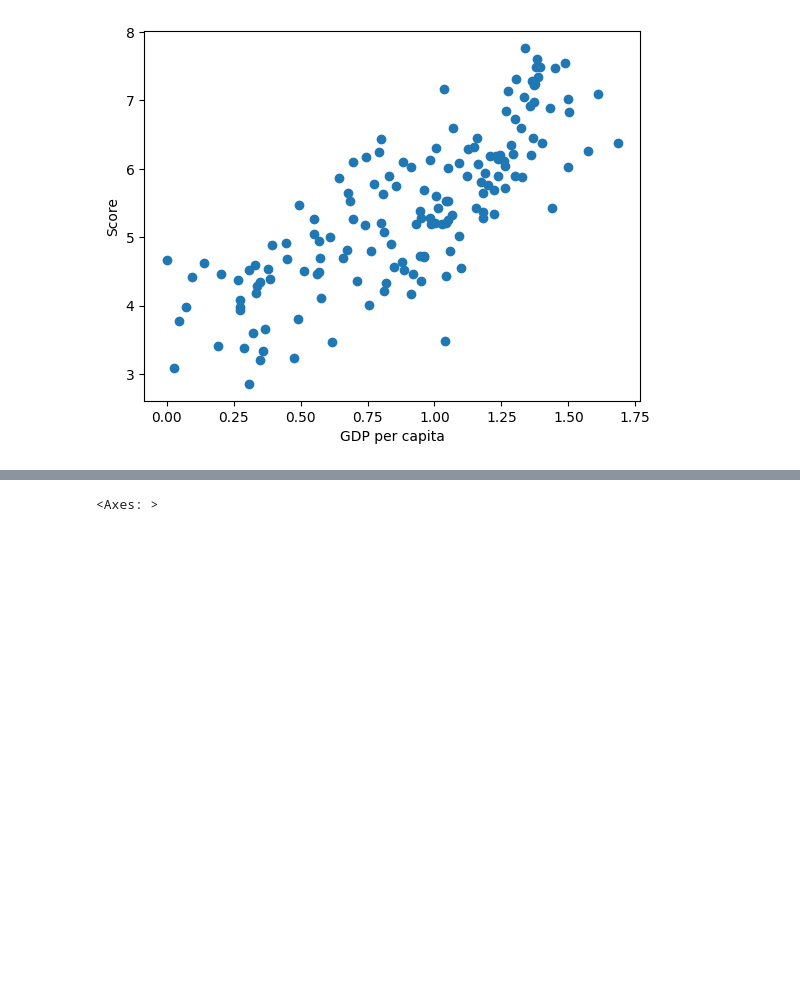
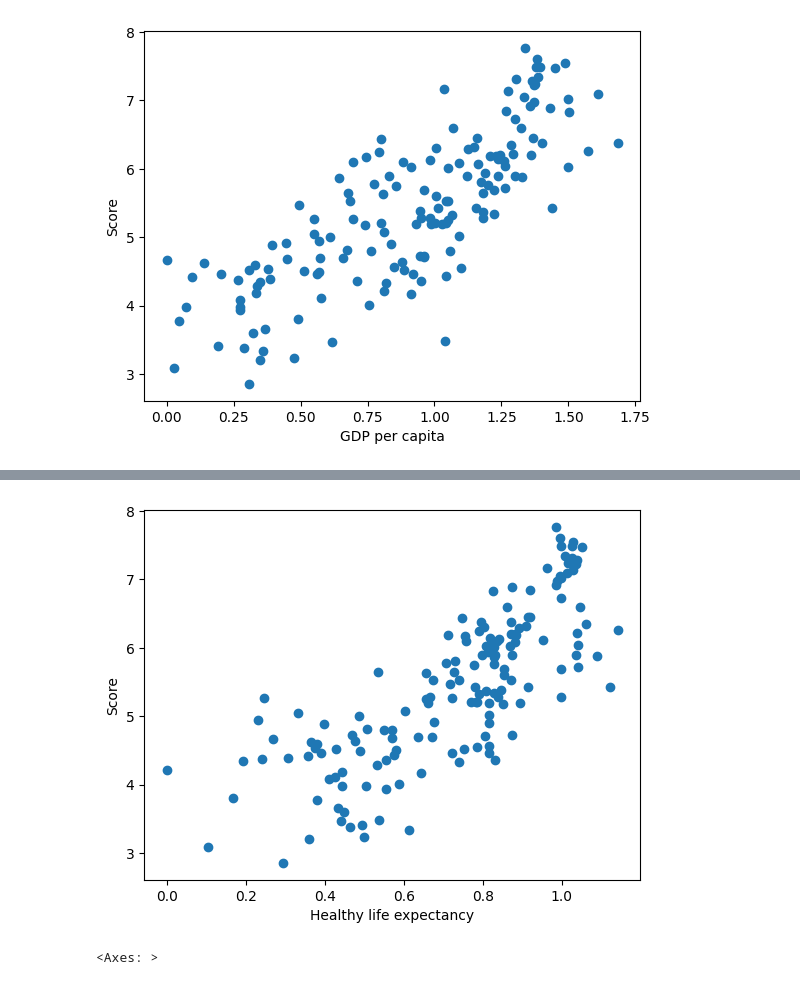
Before and after one commit to dakshashra/happiness_eda, a Jupyter notebook: analysis.ipynb, the cells around one changed output, grey strips where cells are left out. Cells and saved outputs as stored; diff of their text form; code cells hidden in the pictures; blank space fills up the shorter version.

```diff
--- a/analysis.ipynb
+++ b/analysis.ipynb
@@ -41,3 +59,10 @@ plt.show()
+# %%
+plt.scatter(df19['Healthy life expectancy'], df19['Score'],)
+plt.xlabel('Healthy life expectancy')
+plt.ylabel('Score')
+plt.show()
+# %% [output]
+[figure, added]
 # %%
 sns.heatmap(df19.corr(), annot=True)
 # %% [output]
```
Also changed, not shown: parts of 2 cells of this notebook.
